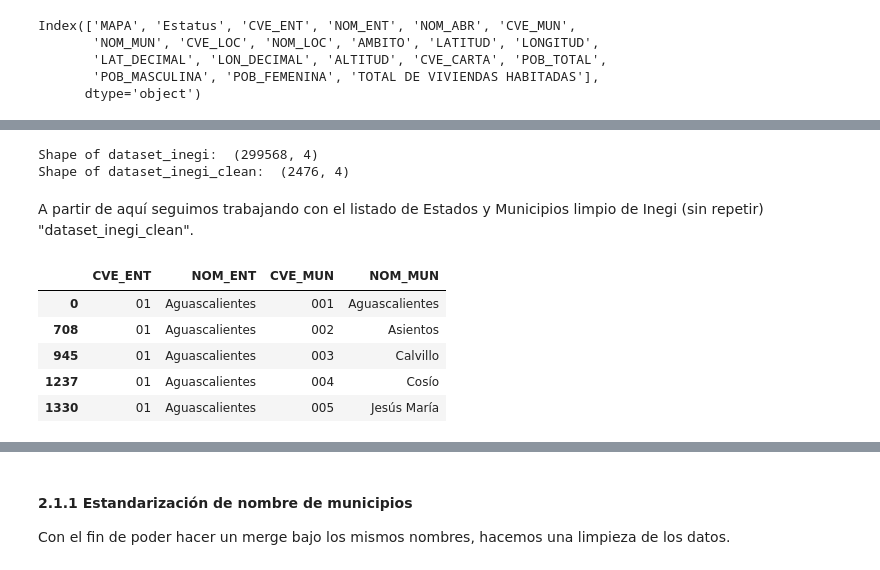
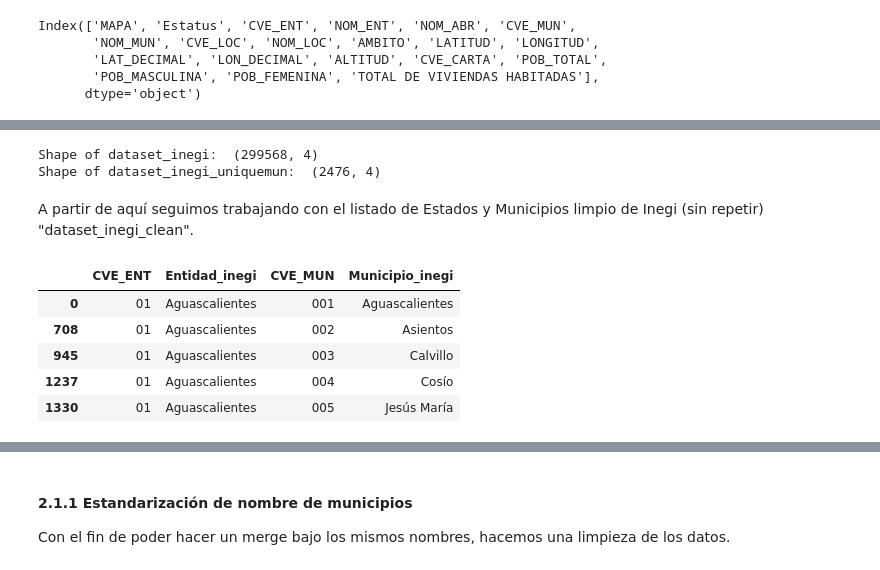
Before and after one commit to DGRIA/SESNA-Fertilizantes, a Jupyter notebook: src/Notebooks/2.2 Benef2023_Cleaning_and_merged.ipynb, the cells around one changed output, grey strips where cells are left out. Drawn from its saved outputs; the diff is of its cells as text; code cells hidden in the pictures.

```diff
--- a/src/Notebooks/2.2 Benef2023_Cleaning_and_merged.ipynb
+++ b/src/Notebooks/2.2 Benef2023_Cleaning_and_merged.ipynb
@@ -134,6 +108,15 @@ COLUMNS_TO_DROP = ['MAPA', 'Estatus', 'NOM_ABR', 'CVE_LOC', 'NOM_LOC', 'AMBITO',
                    'POB_MASCULINA', 'POB_FEMENINA', 'TOTAL DE VIVIENDAS HABITADAS']
 dataset_inegi = dataset_inegi.drop(COLUMNS_TO_DROP, axis=1)
 # %%
+# Renombrar las columnas
+dataset_inegi.rename(columns={
+    'CVE_ENT': 'CVE_ENT',
+    'NOM_ENT': 'Entidad_inegi',
+    'CVE_MUN': 'CVE_MUN',
+    'NOM_MUN': 'Municipio_inegi'
+}, inplace=True)
+
+
 # Las claves de entidad y municipio serán tratadas numéricamente en la limpieza aunque posteriormente se les asignará el tipo de cadena de texto para tener el estándar.
 dataset_inegi.dtypes
 # %% [output]
@@ -146,18 +129,18 @@ dtype: object
 # Revisamos la cantidad de filas y columnas del dataset
 print("Shape of dataset_inegi: ", dataset_inegi.shape)
 
-dataset_inegi_clean = dataset_inegi.drop_duplicates()
-print("Shape of dataset_inegi_clean: ", dataset_inegi_clean.shape)
+dataset_inegi_uniquemun = dataset_inegi.drop_duplicates()
+print("Shape of dataset_inegi_uniquemun: ", dataset_inegi_uniquemun.shape)
 # %% [output]
 Shape of dataset_inegi:  (299568, 4)
-Shape of dataset_inegi_clean:  (2476, 4)
+Shape of dataset_inegi_uniquemun:  (2476, 4)
 # %% [markdown]
 A partir de aquí seguimos trabajando con el listado de Estados y Municipios limpio de Inegi (sin repetir) "dataset_inegi_clean".
 # %%
 # Revisamos las primeras filas del dataset con las columnas seleccionadas
-dataset_inegi_clean.head()
+dataset_inegi_uniquemun.head()
 # %% [output]
-|  | CVE_ENT | NOM_ENT | CVE_MUN | NOM_MUN |
+|  | CVE_ENT | Entidad_inegi | CVE_MUN | Municipio_inegi |
 | 0 | 01 | Aguascalientes | 001 | Aguascalientes |
 | 708 | 01 | Aguascalientes | 002 | Asientos |
 | 945 | 01 | Aguascalientes | 003 | Calvillo |
```
Also changed, not shown: parts of 40 cells of this notebook.
